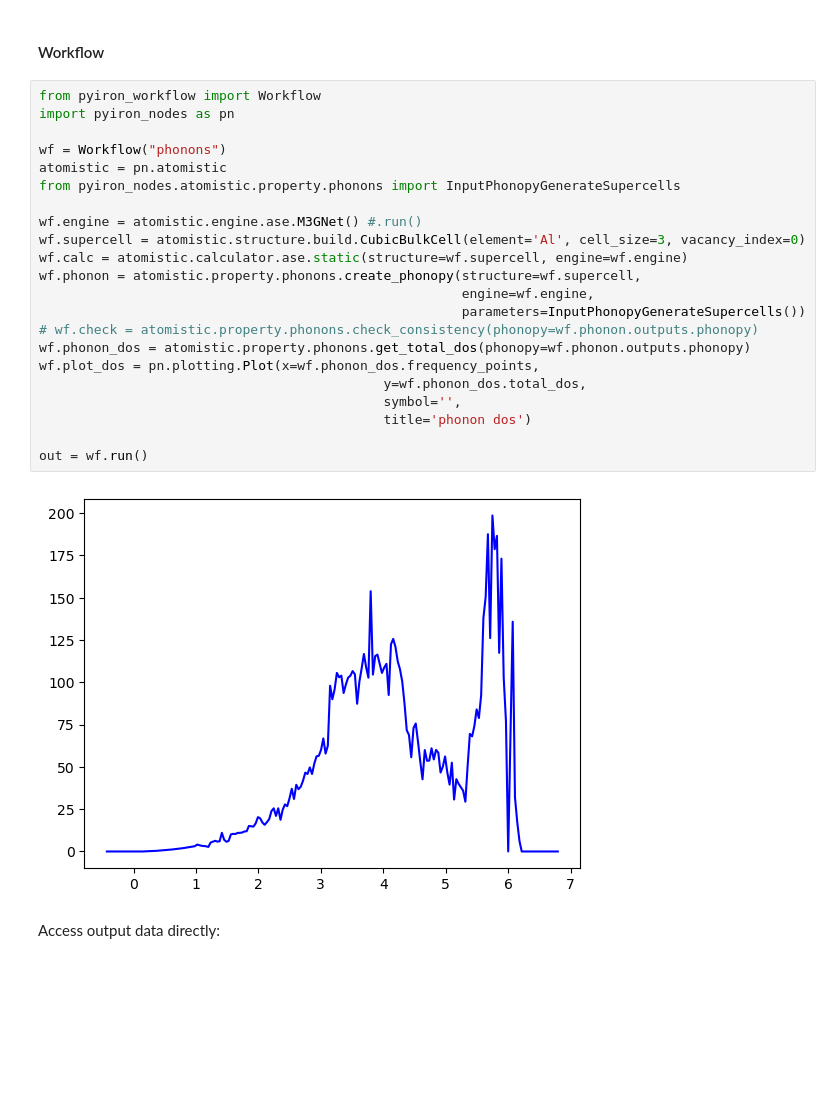
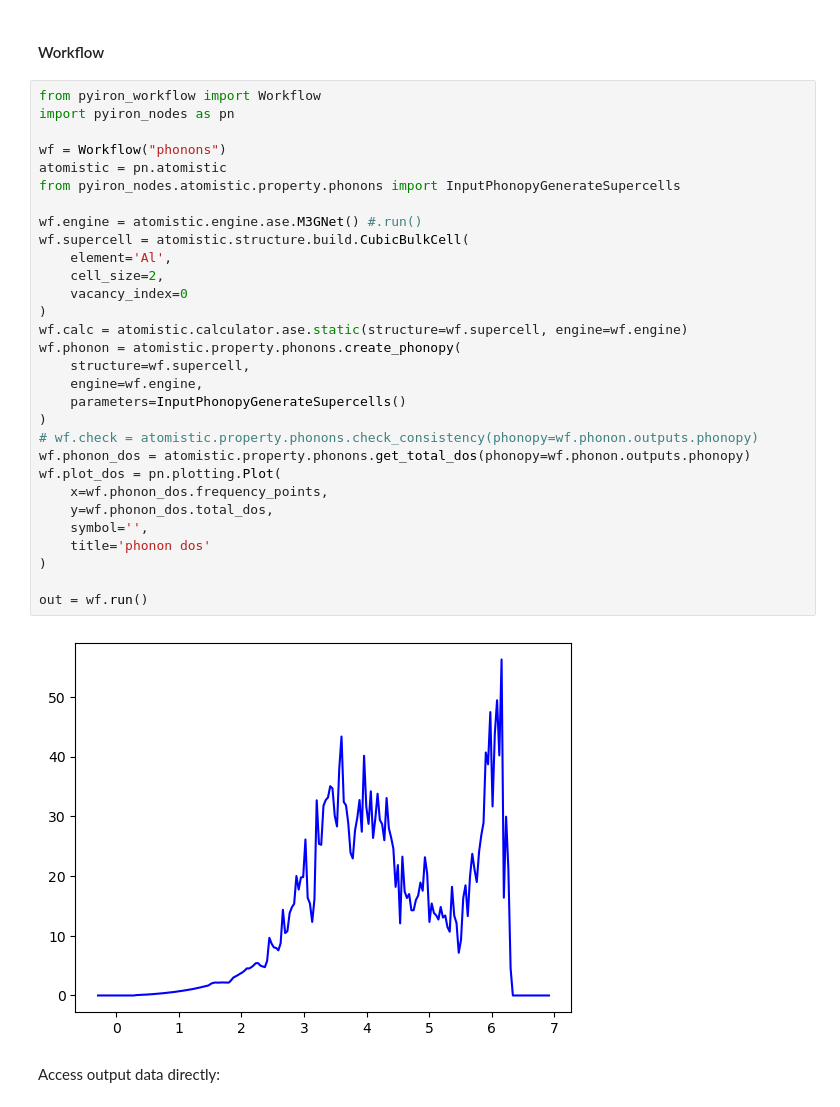
Before and after one commit to pyiron/pyiron_nodes, a Jupyter notebook: notebooks/examples.ipynb, the cells around one changed output. Saved outputs shown, nothing was run; the diff lists cells and outputs as text; blank space fills up the shorter version.

Commit message:
Make phonon cell easier

```diff
--- a/notebooks/examples.ipynb
+++ b/notebooks/examples.ipynb
@@ -215,27 +215,35 @@ Wall time: 22.9 μs
 # %%
 from pyiron_workflow import Workflow
 import pyiron_nodes as pn
 
 wf = Workflow("phonons")
 atomistic = pn.atomistic
 from pyiron_nodes.atomistic.property.phonons import InputPhonopyGenerateSupercells
 
 wf.engine = atomistic.engine.ase.M3GNet() #.run()
-wf.supercell = atomistic.structure.build.CubicBulkCell(element='Al', cell_size=3, vacancy_index=0)
+wf.supercell = atomistic.structure.build.CubicBulkCell(
+    element='Al',
+    cell_size=2,
+    vacancy_index=0
+)
 wf.calc = atomistic.calculator.ase.static(structure=wf.supercell, engine=wf.engine)
-wf.phonon = atomistic.property.phonons.create_phonopy(structure=wf.supercell,
-                                                      engine=wf.engine,
-                                                      parameters=InputPhonopyGenerateSupercells())
+wf.phonon = atomistic.property.phonons.create_phonopy(
+    structure=wf.supercell,
+    engine=wf.engine,
+    parameters=InputPhonopyGenerateSupercells()
+)
 # wf.check = atomistic.property.phonons.check_consistency(phonopy=wf.phonon.outputs.phonopy)
 wf.phonon_dos = atomistic.property.phonons.get_total_dos(phonopy=wf.phonon.outputs.phonopy)
-wf.plot_dos = pn.plotting.Plot(x=wf.phonon_dos.frequency_points,
-                                            y=wf.phonon_dos.total_dos,
-                                            symbol='',
-                                            title='phonon dos')
+wf.plot_dos = pn.plotting.Plot(
+    x=wf.phonon_dos.frequency_points,
+    y=wf.phonon_dos.total_dos,
+    symbol='',
+    title='phonon dos'
+)
 
 out = wf.run()
 # %% [output]
-[figure, old version]
+[figure, new version]
 # %% [markdown]
 Access output data directly:
 # %%
```
